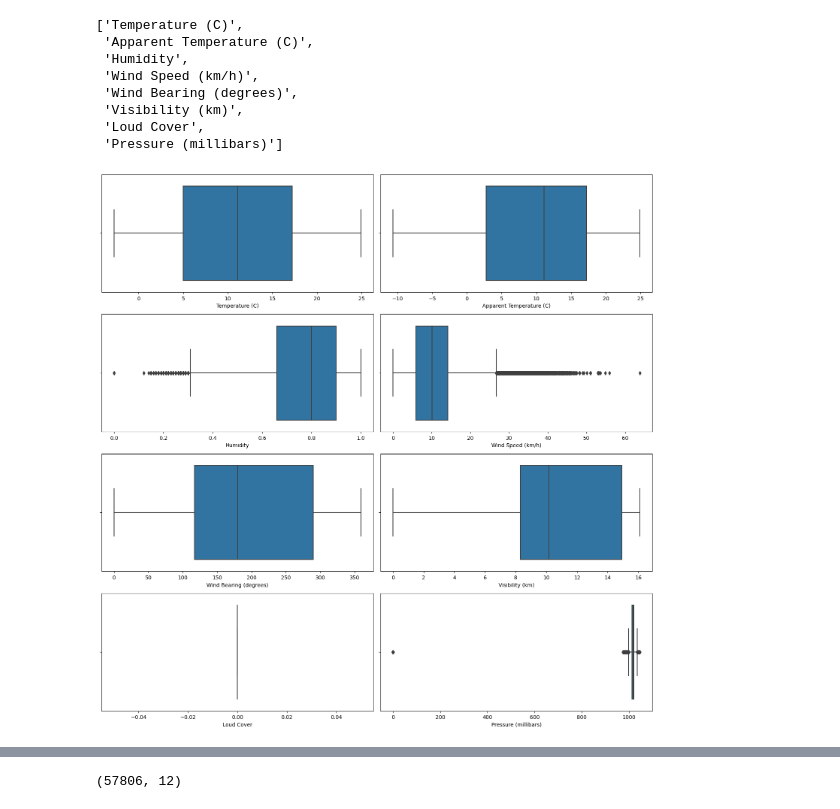
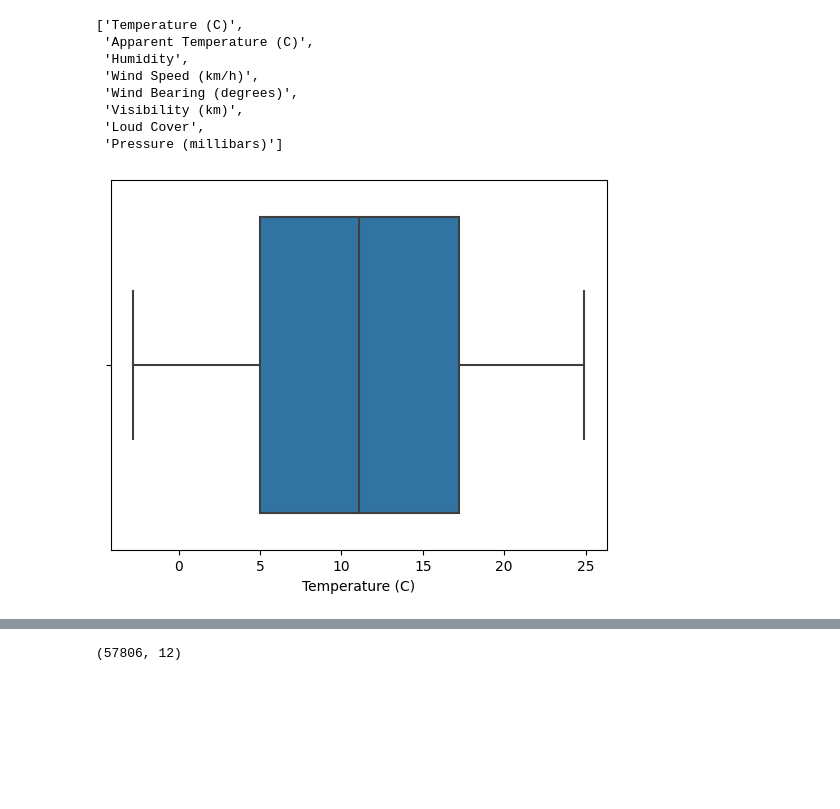
Before and after one commit to raffay2001/WEATHER-CLASSIFIER, a Jupyter notebook: notebooks/preprocessing/data-preprocessing.ipynb, the cells around one changed output, grey strips where cells are left out. Drawn from its saved outputs; the diff is of its cells as text; code cells hidden in the pictures; blank space fills up the shorter version.

```diff
--- a/notebooks/preprocessing/data-preprocessing.ipynb
+++ b/notebooks/preprocessing/data-preprocessing.ipynb
@@ -35,5 +35,27 @@ Hence dropping all those 517 rows which has null values in their **Precip Type**
 # %%
 df_cleaned = df.dropna(subset=['Precip Type'])
 check_null_values(df_cleaned)
+# %%
+def plot_blox_plot(df_cleaned):
+    numerical_columns = df_cleaned.select_dtypes(include=np.number).columns.to_list()
+    # Set up the grid for the subplots
+    fig, axes = plt.subplots(nrows=4, ncols=2, figsize=(15, 15))
+
+    # Iterate over the columns and plot box plots
+    for i, column in enumerate(numerical_columns):
+        row = i // 2
+        col = i % 2
+        sns.boxplot(x=df_cleaned[column], ax=axes[row, col])
+        axes[row, col].set_xlabel(column)
+
+    # Adjust the spacing between subplots
+    plt.tight_layout()
+
+    # Show the plot
+    plt.show()
+
+
+def plot_column_box_plot(column):
+    sns.boxplot(x=df_cleaned[column])
 # %% [markdown]
 #### STEP 2: Outlier Treatment
@@ -74,28 +78,9 @@ numerical_columns
 # %%
 min_threshold, max_threshold = df_cleaned['Temperature (C)'].quantile([0.0500, 0.900])
 df_cleaned = df_cleaned[(df_cleaned['Temperature (C)'] < max_threshold) & (df_cleaned['Temperature (C)'] > min_threshold)]
+plot_column_box_plot('Temperature (C)')
+# %% [output]
+[figure, added]
-# %%
-import seaborn as sns
-import matplotlib.pyplot as plt
-
-numerical_columns = df_cleaned.select_dtypes(include=np.number).columns.to_list()
-# Set up the grid for the subplots
-fig, axes = plt.subplots(nrows=4, ncols=2, figsize=(15, 15))
-
-# Iterate over the columns and plot box plots
-for i, column in enumerate(numerical_columns):
-    row = i // 2
-    col = i % 2
-    sns.boxplot(x=df_cleaned[column], ax=axes[row, col])
-    axes[row, col].set_xlabel(column)
-
-# Adjust the spacing between subplots
-plt.tight_layout()
-
-# Show the plot
-plt.show()
-# %% [output]
-[figure, removed]
 # %%
 min_threshold, max_threshold = df_cleaned['Humidity'].quantile([0.0500, 0.900])
 df_cleaned = df_cleaned[(df_cleaned['Humidity'] < max_threshold) & (df_cleaned['Humidity'] > min_threshold)]
```
Also changed, not shown: parts of 8 cells of this notebook, 1 other file.
